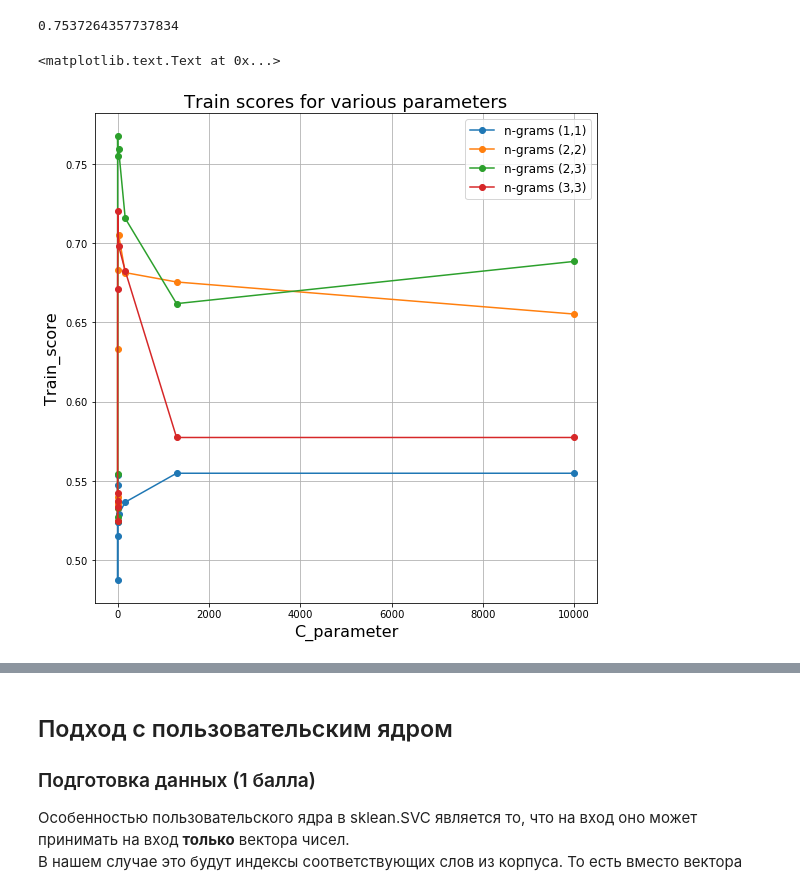
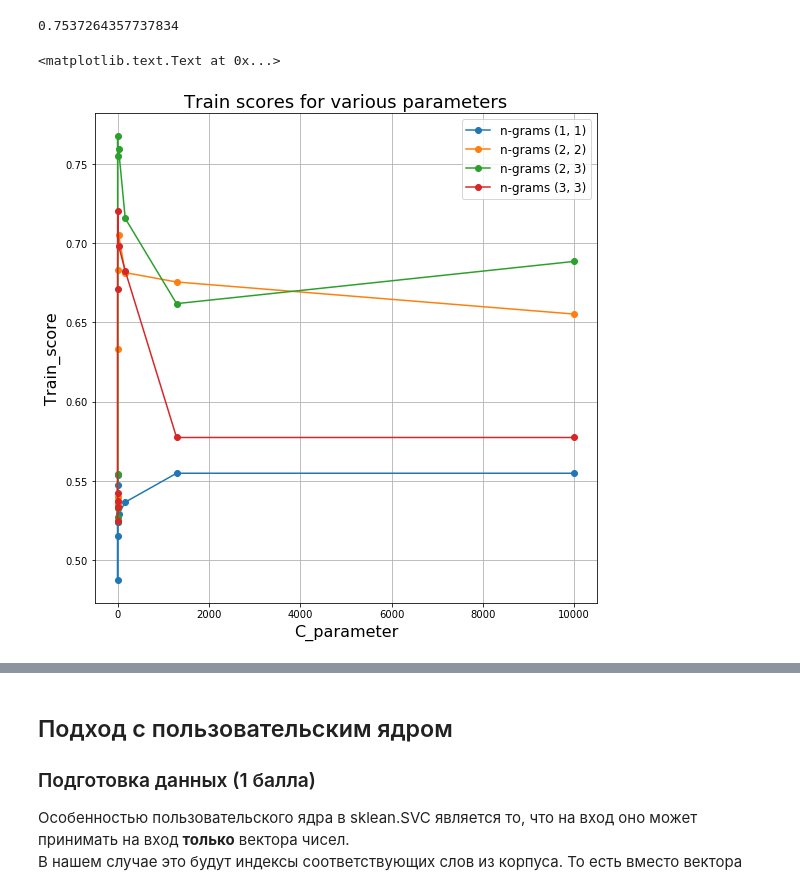
Before and after one commit to BobrG/IreneGit, a Jupyter notebook: hw1-svmnew.ipynb, the cells around one changed output, grey strips where cells are left out. Drawn from its saved outputs; the diff is of its cells as text; code cells hidden in the pictures.

```diff
--- a/hw1-svmnew.ipynb
+++ b/hw1-svmnew.ipynb
@@ -219,10 +219,10 @@ Linear ядро попыталось приблизить распределен
 Загрузите данные из файлов *war_and_peace_es.txt* и *war_and_peace_en.txt*.<br/>
 В результате вы должны получить pandas.DataFrame со столбцами *index* | *word* | *label*, где *index* - это индекс pandas, *word* - это слово и *label* - это метка класса (0 или 1)
 # %%
-wapen = pd.read_csv('/home/bobrg/anaconda3/data/war_and_peace_en.txt')
+wapen = pd.read_csv('data/war_and_peace_en.txt')
 wapen.columns = ['word']
 wapen = wapen.assign(label=np.ones(len(wapen['word'])))
-wapes = pd.read_csv('/home/bobrg/anaconda3/data/war_and_peace_es.txt')
+wapes = pd.read_csv('data/war_and_peace_es.txt')
 wapes.columns = ['word']
 wapes = wapes.assign(label=np.zeros(len(wapes['word'])))
 data = wapen.append(wapes, ignore_index=True)
@@ -324,14 +315,18 @@ res_4 = [grid.cv_results_['mean_train_score'][i] for i in range(0, len(grid.cv_r
+# %%
+res_train = []
+for gr in N_GRAMS_OPTIONS:
+    res_train.append([grid.cv_results_['mean_train_score'][i]
+                      for i in range(0, len(grid.cv_results_['mean_train_score']))
+                      if grid.cv_results_['params'][i]['countvec__ngram_range'] == gr])
 # %%
 fig = plt.figure(figsize=(9,9))
-plt.plot(C_OPTIONS, res_1, '-o', label='n-grams (1,1)')
-plt.plot(C_OPTIONS, res_2, '-o', label='n-grams (2,2)')
-plt.plot(C_OPTIONS, res_3, '-o', label='n-grams (2,3)')
-plt.plot(C_OPTIONS, res_4, '-o', label='n-grams (3,3)')
+for i in range(0, len(N_GRAMS_OPTIONS)):
+    plt.plot(C_OPTIONS, res_train[i], '-o', label='n-grams {}'.format(N_GRAMS_OPTIONS[i]))
 plt.legend(fontsize=12)
 plt.grid('on')
 plt.title('Train scores for various parameters', fontsize=18)
 plt.ylabel('Train_score', fontsize=16)
 plt.xlabel('C_parameter', fontsize=16)
 # %% [output]
 <matplotlib.text.Text at 0x...>
-[figure, old version]
+[figure, new version]
```
Also changed, not shown: parts of 24 cells of this notebook.
